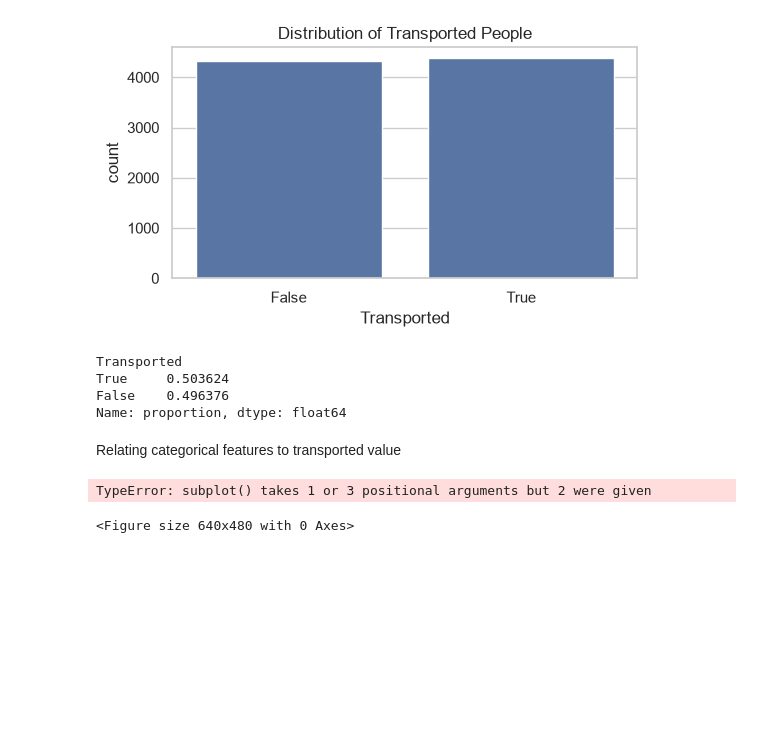
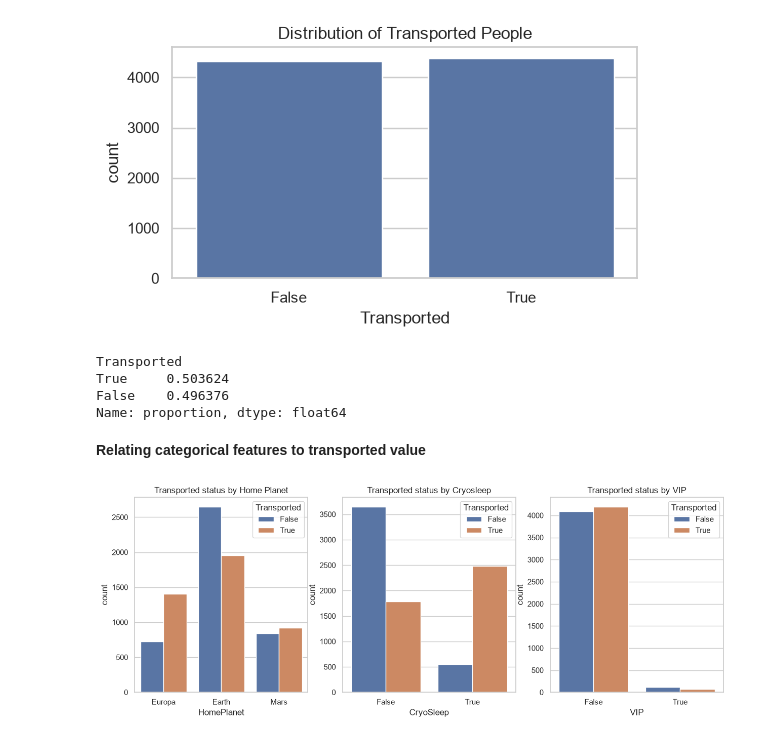
Before and after one commit to PinaDaniele/Spaceship-Titanic, a Jupyter notebook: notebooks/eda.ipynb, the cells around one changed output. Saved outputs shown, nothing was run; the diff lists cells and outputs as text; code cells hidden in the pictures; blank space fills up the shorter version.

```diff
--- a/notebooks/eda.ipynb
+++ b/notebooks/eda.ipynb
@@ -69,20 +69,19 @@ True     0.503624
 False    0.496376
 Name: proportion, dtype: float64
 # %% [markdown]
-Relating categorical features to transported value
+**Relating categorical features to transported value**
 # %%
-fig, axes = plt.subplots(1, 3, figsize=(18,5))
+fig, axes = plt.subplots(1, 3, figsize=(15,5))
 
 sns.countplot(data=df, x='HomePlanet', hue='Transported', ax=axes[0])
 axes[0].set_title('Transported status by Home Planet')
 
 sns.countplot(data=df, x='CryoSleep', hue='Transported', ax=axes[1])
 axes[1].set_title('Transported status by Cryosleep')
 
 sns.countplot(data=df, x='VIP', hue='Transported', ax=axes[2])
 axes[2].set_title('Transported status by VIP')
 
 plt.show()
 # %% [output]
-TypeError: subplot() takes 1 or 3 positional arguments but 2 were given
-<Figure size 640x480 with 0 Axes>
+[figure, added]
```
Also changed, not shown: parts of 5 cells of this notebook.
